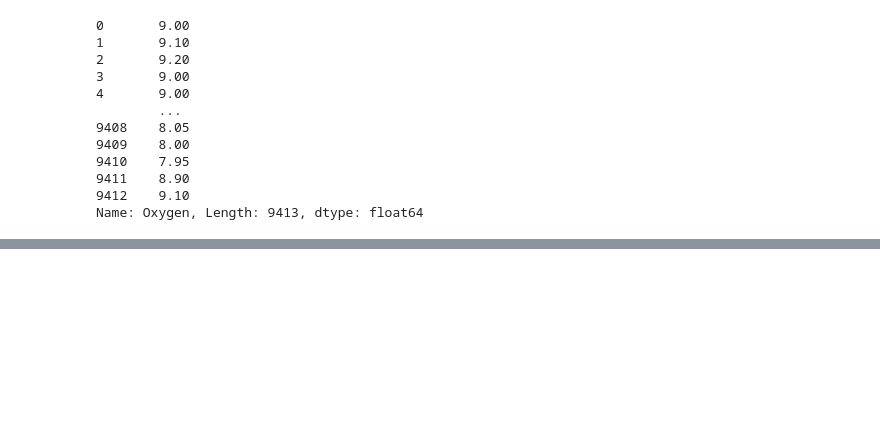
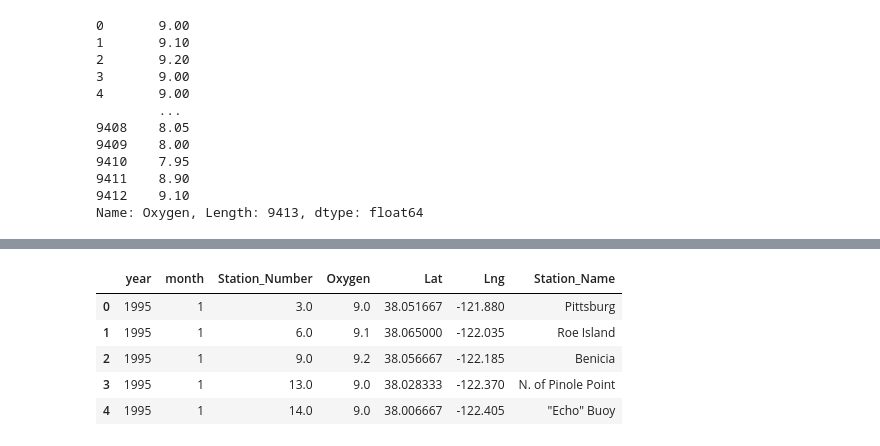
Before and after one commit to DominikEitler/InfoVisUE, a Jupyter notebook: preprocessing/Preprocessing.ipynb, the cells around one changed output, grey strips where cells are left out. Saved outputs shown, nothing was run; the diff lists cells and outputs as text; code cells hidden in the pictures; blank space fills up the shorter version.

```diff
--- a/preprocessing/Preprocessing.ipynb
+++ b/preprocessing/Preprocessing.ipynb
@@ -282,6 +336,8 @@ lngs = [float(coords[number].split(', ')[1]) for number in df_month['Station_Num
 # %%
 df_month['Lat'] = lats
 df_month['Lng'] = lngs
+# %%
+df_month['Station_Name'] = [names[number] for number in df_month['Station_Number']]
 # %%
 df_month['Oxygen'].astype('string').str.len().value_counts()
 # %% [output]
@@ -337,0 +379,9 @@ df_month.to_csv('../oxygen.csv')
+# %%
+df_month.head()
+# %% [output]
+|  | year | month | Station_Number | Oxygen | Lat | Lng | Station_Name |
+| 0 | 1995 | 1 | 3.0 | 9.0 | 38.051667 | -121.880 | Pittsburg |
+| 1 | 1995 | 1 | 6.0 | 9.1 | 38.065000 | -122.035 | Roe Island |
+| 2 | 1995 | 1 | 9.0 | 9.2 | 38.056667 | -122.185 | Benicia |
+| 3 | 1995 | 1 | 13.0 | 9.0 | 38.028333 | -122.370 | N. of Pinole Point |
+| 4 | 1995 | 1 | 14.0 | 9.0 | 38.006667 | -122.405 | "Echo" Buoy |
```
Also changed, not shown: parts of 2 cells of this notebook, 2 other files.
